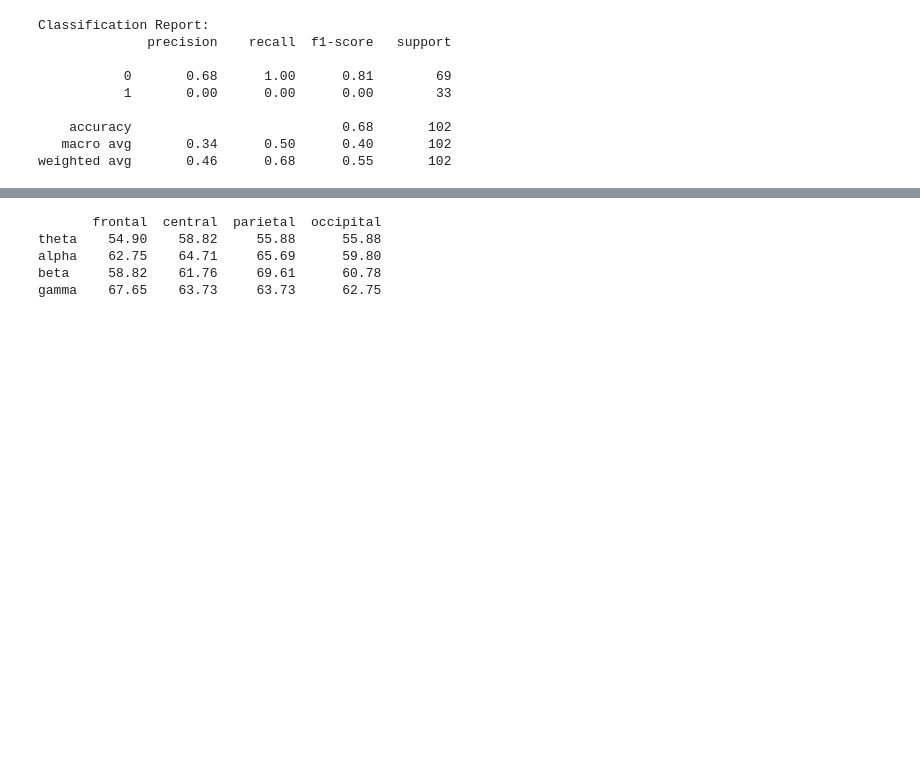
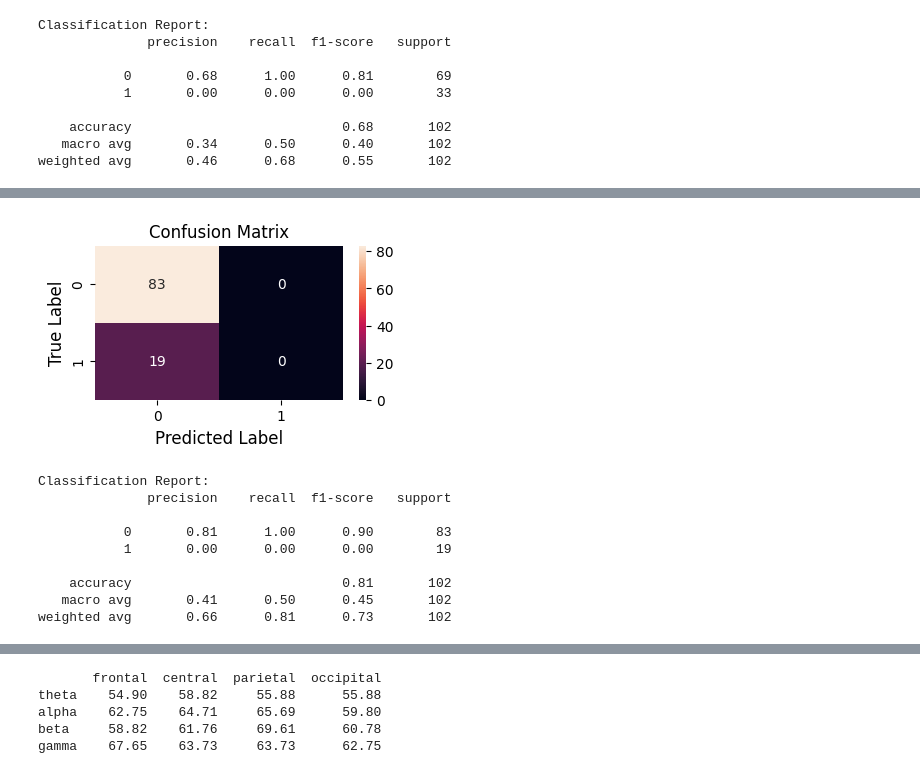
Before and after one commit to RabinSharma25/emotion-classification-using-eeg-signals, a Jupyter notebook: rabin2.ipynb, the cells around one changed output, grey strips where cells are left out. Drawn from its saved outputs; the diff is of its cells as text; code cells hidden in the pictures; blank space fills up the shorter version.

```diff
--- a/rabin2.ipynb
+++ b/rabin2.ipynb
@@ -967,0 +981,13 @@ weighted avg       0.46      0.68      0.55       102
+# %%
+print_conf("theta","central","HALV","svm")
+# %% [output]
+[figure, added]
+Classification Report:
+              precision    recall  f1-score   support
+
+           0       0.81      1.00      0.90        83
+           1       0.00      0.00      0.00        19
+
+    accuracy                           0.81       102
+   macro avg       0.41      0.50      0.45       102
+weighted avg       0.66      0.81      0.73       102
```
Also changed, not shown: parts of 66 cells of this notebook.
